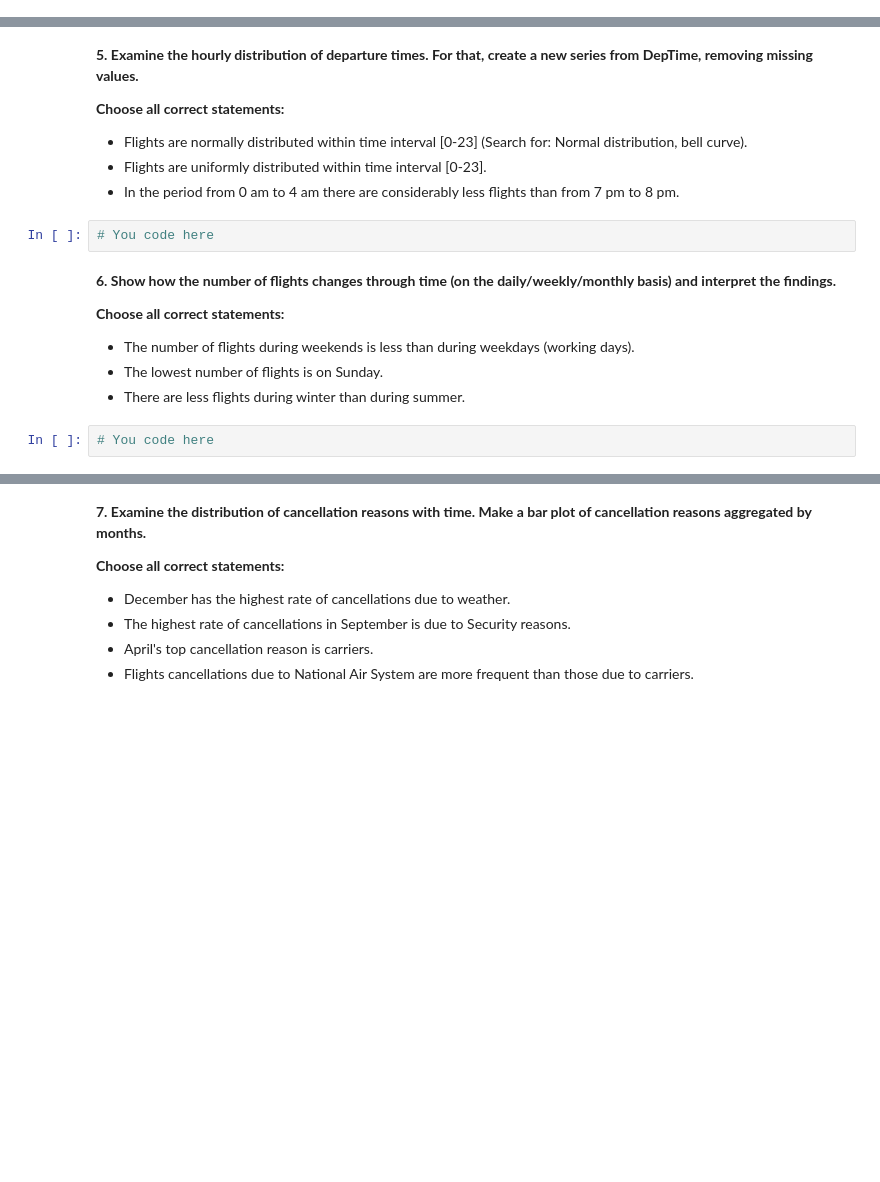
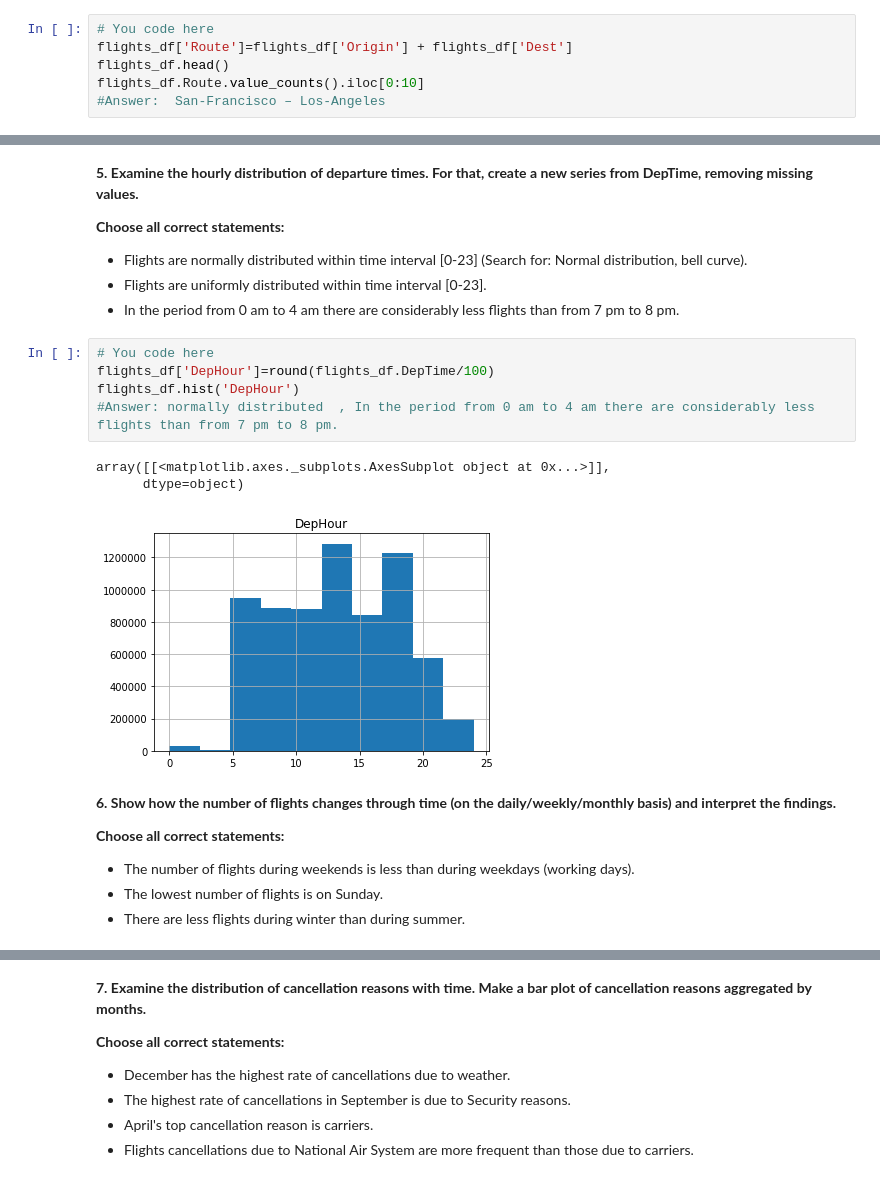
Before and after one commit to chwang733/mlcourse.ai, a Jupyter notebook: assignment2_USA_flights.ipynb, the cells around one changed output, grey strips where cells are left out. Drawn from its saved outputs; the diff is of its cells as text; blank space fills up the shorter version.

```diff
--- a/assignment2_USA_flights.ipynb
+++ b/assignment2_USA_flights.ipynb
@@ -260,0 +289,6 @@ num_flights_by_date.rolling(window=7).mean().plot();
+# %%
+# You code here
+flights_df['Route']=flights_df['Origin'] + flights_df['Dest']
+flights_df.head()
+flights_df.Route.value_counts().iloc[0:10]
+#Answer:  San-Francisco – Los-Angeles
@@ -274,8 +327,15 @@ num_flights_by_date.rolling(window=7).mean().plot();
  - Flights are normally distributed within time interval [0-23] (Search for: Normal distribution, bell curve).
  - Flights are uniformly distributed within time interval [0-23].
  - In the period from 0 am to 4 am there are considerably less flights than from 7 pm to 8 pm.
-# %%
-# You code here
+# %%
+# You code here
+flights_df['DepHour']=round(flights_df.DepTime/100)
+flights_df.hist('DepHour')
+#Answer: normally distributed  , In the period from 0 am to 4 am there are considerably less flights than from 7 pm to 8 pm.
+# %% [output]
+array([[<matplotlib.axes._subplots.AxesSubplot object at 0x...>]],
+      dtype=object)
+[figure, added]
 # %% [markdown]
 **6. Show how the number of flights changes through time (on the daily/weekly/monthly basis) and interpret the findings.**
 
@@ -283,5 +343,3 @@ num_flights_by_date.rolling(window=7).mean().plot();
 - The number of flights during weekends is less than during weekdays (working days).
 - The lowest number of flights is on Sunday.
 - There are less flights during winter than during summer.
-# %%
-# You code here
```
Also changed, not shown: parts of 19 cells of this notebook, 1 other file.
